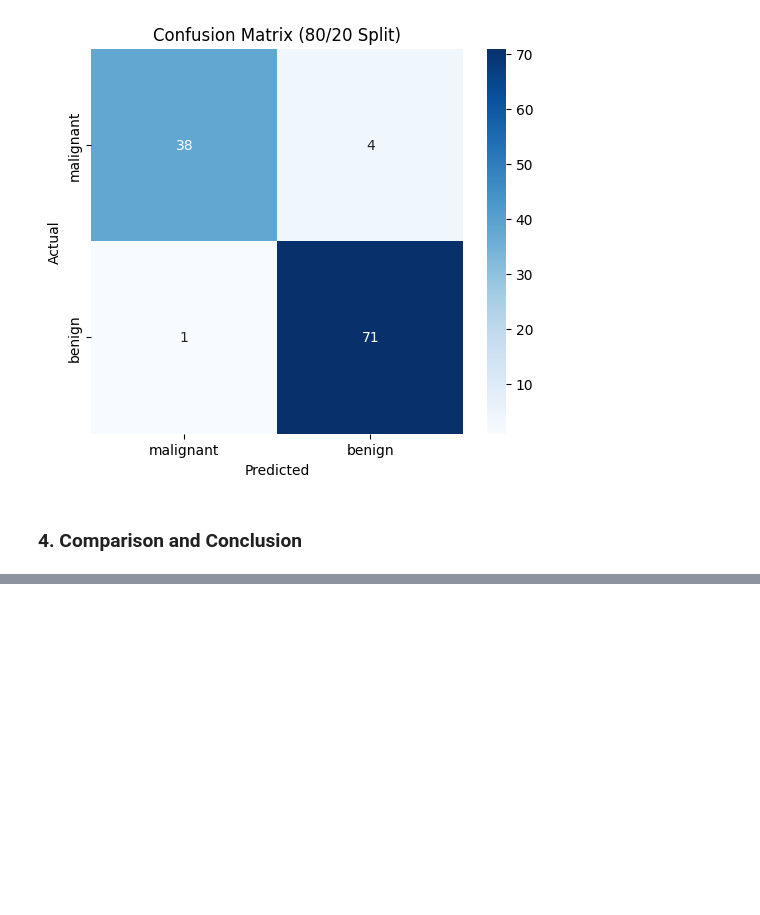
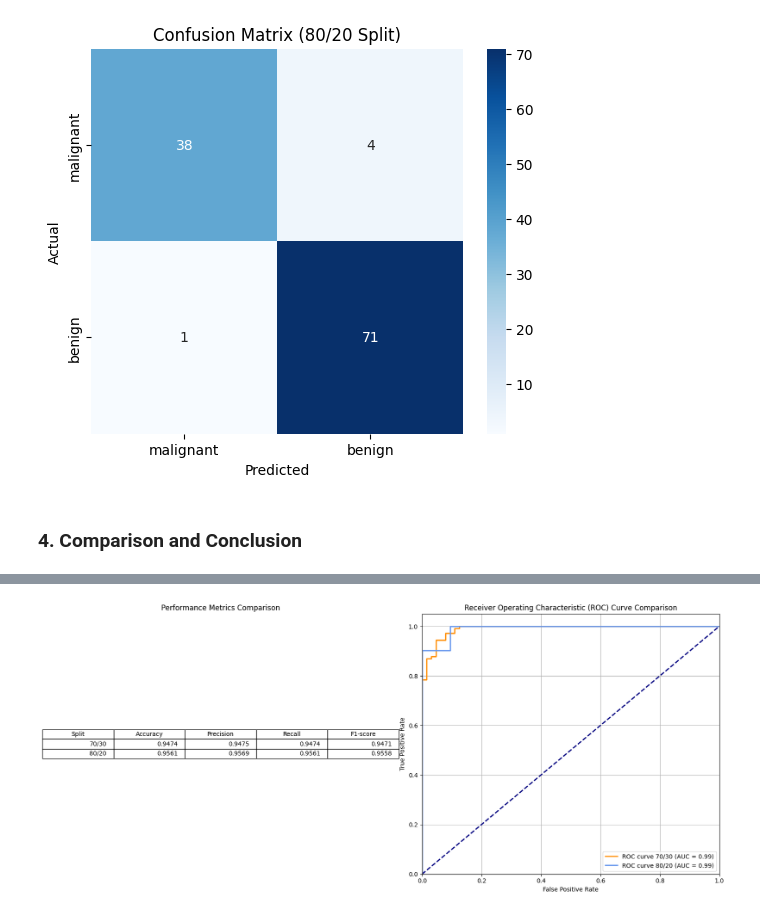
Before and after one commit to shivampatle2004/Machine-Learning-, a Jupyter notebook: Gradient_Boosting_shivam_CS32186.ipynb, the cells around one changed output, grey strips where cells are left out. Drawn from its saved outputs; the diff is of its cells as text; code cells hidden in the pictures; blank space fills up the shorter version.

Commit message:
compairesion table

```diff
--- a/Gradient_Boosting_shivam_CS32186.ipynb
+++ b/Gradient_Boosting_shivam_CS32186.ipynb
@@ -240,0 +288,84 @@ Passing `palette` without assigning `hue` is deprecated and will be removed in v
+# %%
+# --- Start of prepended code to define missing variables ---
+from sklearn.datasets import load_breast_cancer
+import pandas as pd
+from sklearn.model_selection import train_test_split
+from sklearn.ensemble import GradientBoostingClassifier
+from sklearn.metrics import accuracy_score, precision_score, recall_score, f1_score
+
+# Re-load the dataset to ensure X, y, and bc are defined
+bc = load_breast_cancer()
+X = pd.DataFrame(bc.data, columns=bc.feature_names)
+y = bc.target
+
+# Re-run 70/30 Split logic from cell dc8a09af
+X_train_70, X_test_70, y_train_70, y_test_70 = train_test_split(X, y, test_size=0.3, random_state=42, stratify=y)
+gbc_70 = GradientBoostingClassifier(random_state=42)
+gbc_70.fit(X_train_70, y_train_70)
+y_pred_70 = gbc_70.predict(X_test_70)
+
+# Re-run 80/20 Split logic from cell 9477142c
+X_train_80, X_test_80, y_train_80, y_test_80 = train_test_split(X, y, test_size=0.2, random_state=42, stratify=y)
+gbc_80 = GradientBoostingClassifier(random_state=42)
+gbc_80.fit(X_train_80, y_train_80)
+y_pred_80 = gbc_80.predict(X_test_80)
+
+# Calculate additional metrics for 70/30 split (using weighted average for overall report)
+precision_70 = precision_score(y_test_70, y_pred_70, average='weighted')
+recall_70 = recall_score(y_test_70, y_pred_70, average='weighted')
+f1_70 = f1_score(y_test_70, y_pred_70, average='weighted')
+accuracy_70 = accuracy_score(y_test_70, y_pred_70)
+
+# Calculate additional metrics for 80/20 split (using weighted average for overall report)
+precision_80 = precision_score(y_test_80, y_pred_80, average='weighted')
+recall_80 = recall_score(y_test_80, y_pred_80, average='weighted')
+f1_80 = f1_score(y_test_80, y_pred_80, average='weighted')
+accuracy_80 = accuracy_score(y_test_80, y_pred_80)
+
+metrics_df = pd.DataFrame({
+    'Split': ['70/30', '80/20'],
+    'Accuracy': [accuracy_70, accuracy_80],
+    'Precision': [precision_70, precision_80],
+    'Recall': [recall_70, recall_80],
+    'F1-score': [f1_70, f1_80]
+})
+# --- End of prepended code ---
+
+
+# Calculate ROC curve and AUC for 70/30 split
+y_pred_proba_70 = gbc_70.predict_proba(X_test_70)[:, 1]
+fpr_70, tpr_70, _ = roc_curve(y_test_70, y_pred_proba_70)
+roc_auc_70 = auc(fpr_70, tpr_70)
+
+# Calculate ROC curve and AUC for 80/20 split
+y_pred_proba_80 = gbc_80.predict_proba(X_test_80)[:, 1]
+fpr_80, tpr_80, _ = roc_curve(y_test_80, y_pred_proba_80)
+roc_auc_80 = auc(fpr_80, tpr_80)
+
+# Create a figure with two subplots
+fig, (ax1, ax2) = plt.subplots(1, 2, figsize=(16, 7))
+
+# Subplot 1: Performance Metrics Table
+ax1.set_title('Performance Metrics Comparison')
+ax1.axis('off') # Hide axes for the table
+table = ax1.table(cellText=metrics_df.round(4).values, colLabels=metrics_df.columns, loc='center')
+table.auto_set_font_size(False)
+table.set_fontsize(10)
+table.scale(1.2, 1.2)
+
+# Subplot 2: ROC Curve
+ax2.plot(fpr_70, tpr_70, color='darkorange', lw=2, label=f'ROC curve 70/30 (AUC = {roc_auc_70:.2f})')
+ax2.plot(fpr_80, tpr_80, color='cornflowerblue', lw=2, label=f'ROC curve 80/20 (AUC = {roc_auc_80:.2f})')
+ax2.plot([0, 1], [0, 1], color='navy', lw=2, linestyle='--')
+ax2.set_xlim([0.0, 1.0])
+ax2.set_ylim([0.0, 1.05])
+ax2.set_xlabel('False Positive Rate')
+ax2.set_ylabel('True Positive Rate')
+ax2.set_title('Receiver Operating Characteristic (ROC) Curve Comparison')
+ax2.legend(loc='lower right')
+ax2.grid(True)
+
+plt.tight_layout()
+plt.show()
+# %% [output]
+[figure, added]
```
Also changed, not shown: parts of 2 cells of this notebook.
